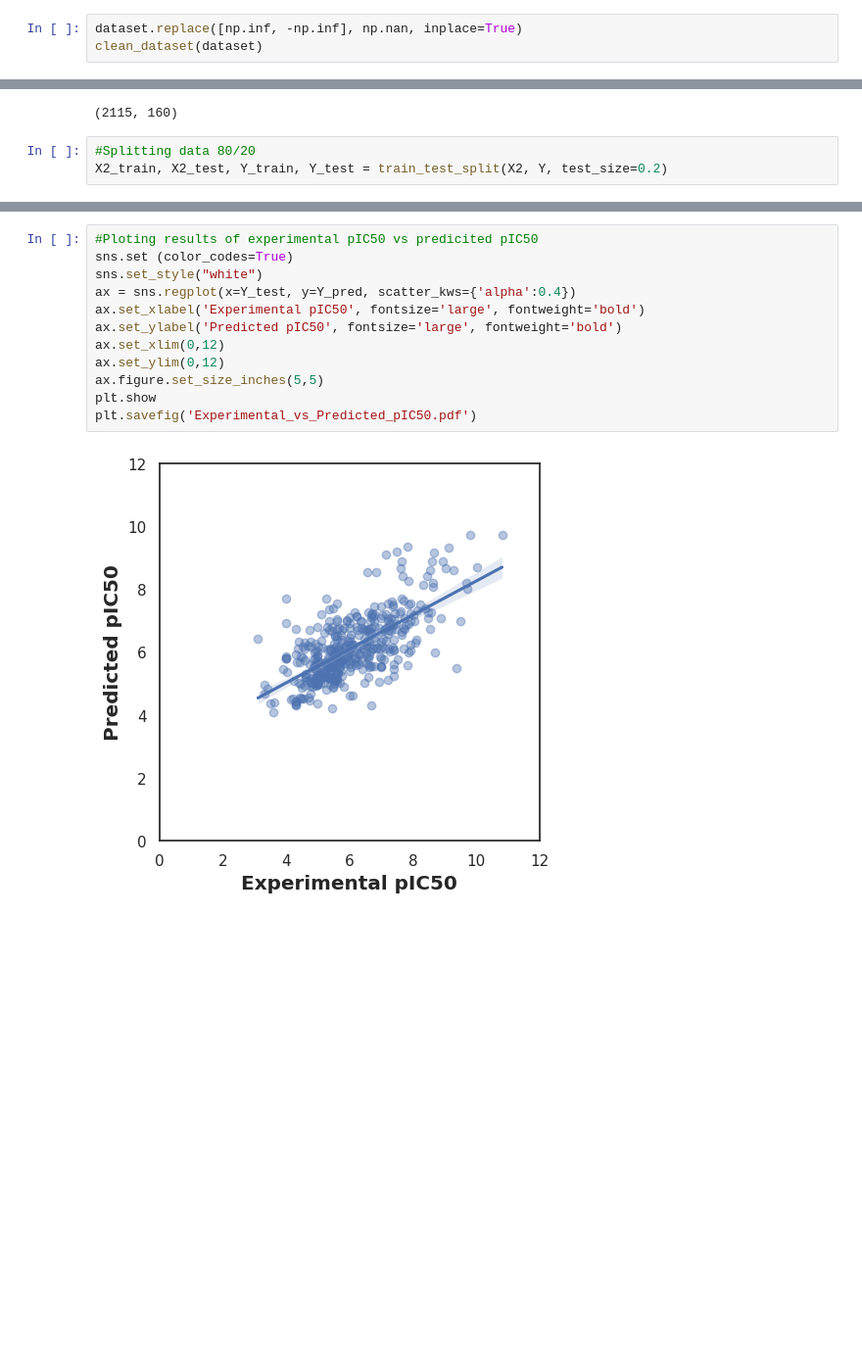
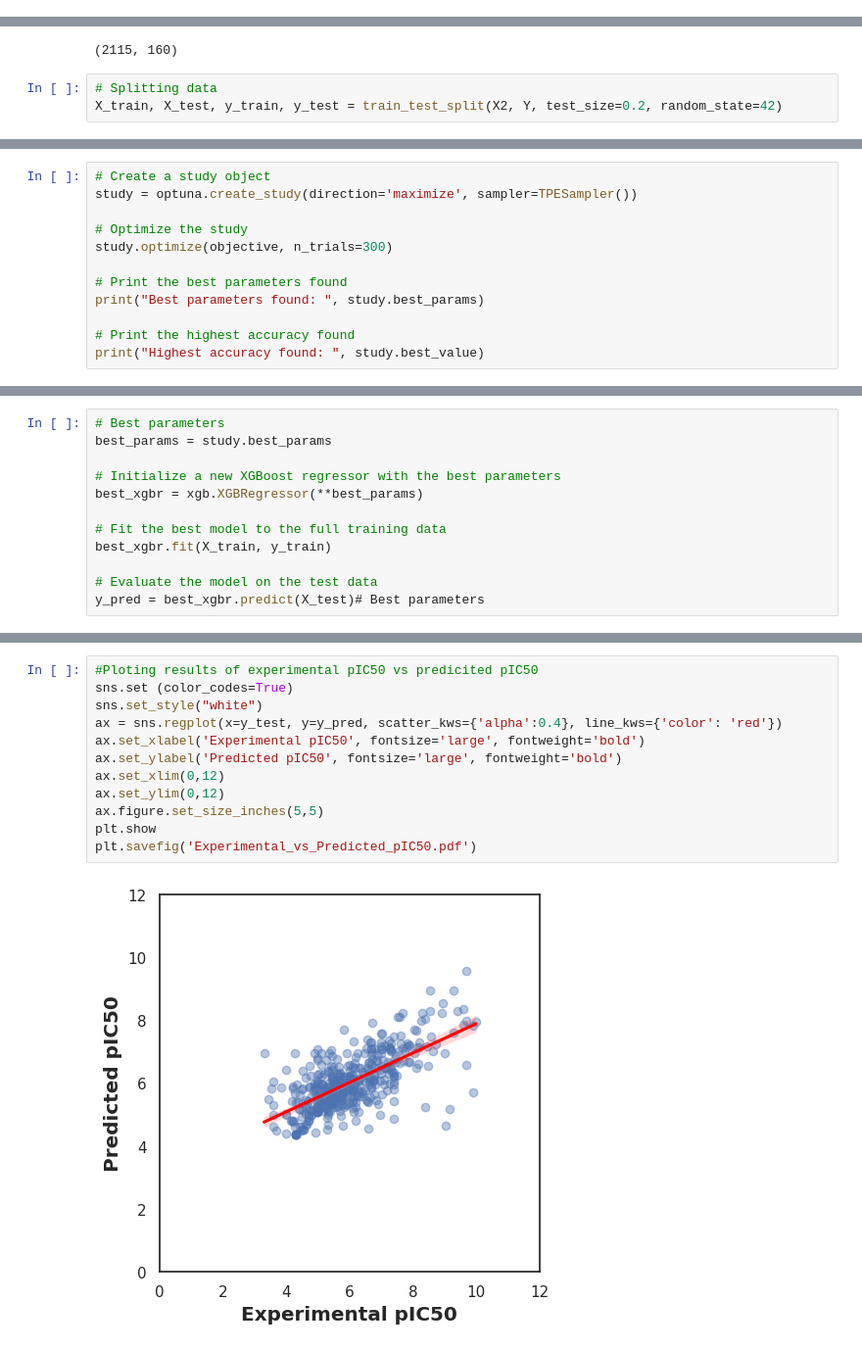
Before and after one commit to bengy124/Drug-Discovery-ML, a Jupyter notebook: Drug_Discovery.ipynb, the cells around one changed output, grey strips where cells are left out. Shown at 98% size. Saved outputs shown, nothing was run; the diff lists cells and outputs as text; blank space fills up the shorter version.

```diff
--- a/Drug_Discovery.ipynb
+++ b/Drug_Discovery.ipynb
@@ -786,3 +802,0 @@ def clean_dataset(df):
-# %%
-dataset.replace([np.inf, -np.inf], np.nan, inplace=True)
-clean_dataset(dataset)
@@ -853,6 +852,6 @@ X2.shape
 # %% [output]
 (2115, 160)
 # %%
-#Splitting data 80/20
-X2_train, X2_test, Y_train, Y_test = train_test_split(X2, Y, test_size=0.2)
+# Splitting data
+X_train, X_test, y_train, y_test = train_test_split(X2, Y, test_size=0.2, random_state=42)
 # %%
@@ -876,0 +911,12 @@ Y_pred = model.predict(X2_test)
+# %%
+# Create a study object
+study = optuna.create_study(direction='maximize', sampler=TPESampler())
+
+# Optimize the study
+study.optimize(objective, n_trials=300)
+
+# Print the best parameters found
+print("Best parameters found: ", study.best_params)
+
+# Print the highest accuracy found
+print("Highest accuracy found: ", study.best_value)
@@ -876,0 +943,12 @@ Y_pred = model.predict(X2_test)
+# %%
+# Best parameters
+best_params = study.best_params
+
+# Initialize a new XGBoost regressor with the best parameters
+best_xgbr = xgb.XGBRegressor(**best_params)
+
+# Fit the best model to the full training data
+best_xgbr.fit(X_train, y_train)
+
+# Evaluate the model on the test data
+y_pred = best_xgbr.predict(X_test)# Best parameters
@@ -877,17 +978,17 @@ Y_pred = model.predict(X2_test)
 # %%
 #Ploting results of experimental pIC50 vs predicited pIC50
 sns.set (color_codes=True)
 sns.set_style("white")
-ax = sns.regplot(x=Y_test, y=Y_pred, scatter_kws={'alpha':0.4})
+ax = sns.regplot(x=y_test, y=y_pred, scatter_kws={'alpha':0.4}, line_kws={'color': 'red'})
 ax.set_xlabel('Experimental pIC50', fontsize='large', fontweight='bold')
 ax.set_ylabel('Predicted pIC50', fontsize='large', fontweight='bold')
 ax.set_xlim(0,12)
 ax.set_ylim(0,12)
 ax.figure.set_size_inches(5,5)
 plt.show
 plt.savefig('Experimental_vs_Predicted_pIC50.pdf')
 # %% [output]
-[figure, old version]
+[figure, new version]
 # %%
 ! zip -r results.zip . -i *.csv *.pdf
 # %% [output]
```
Also changed, not shown: parts of 28 cells of this notebook.
